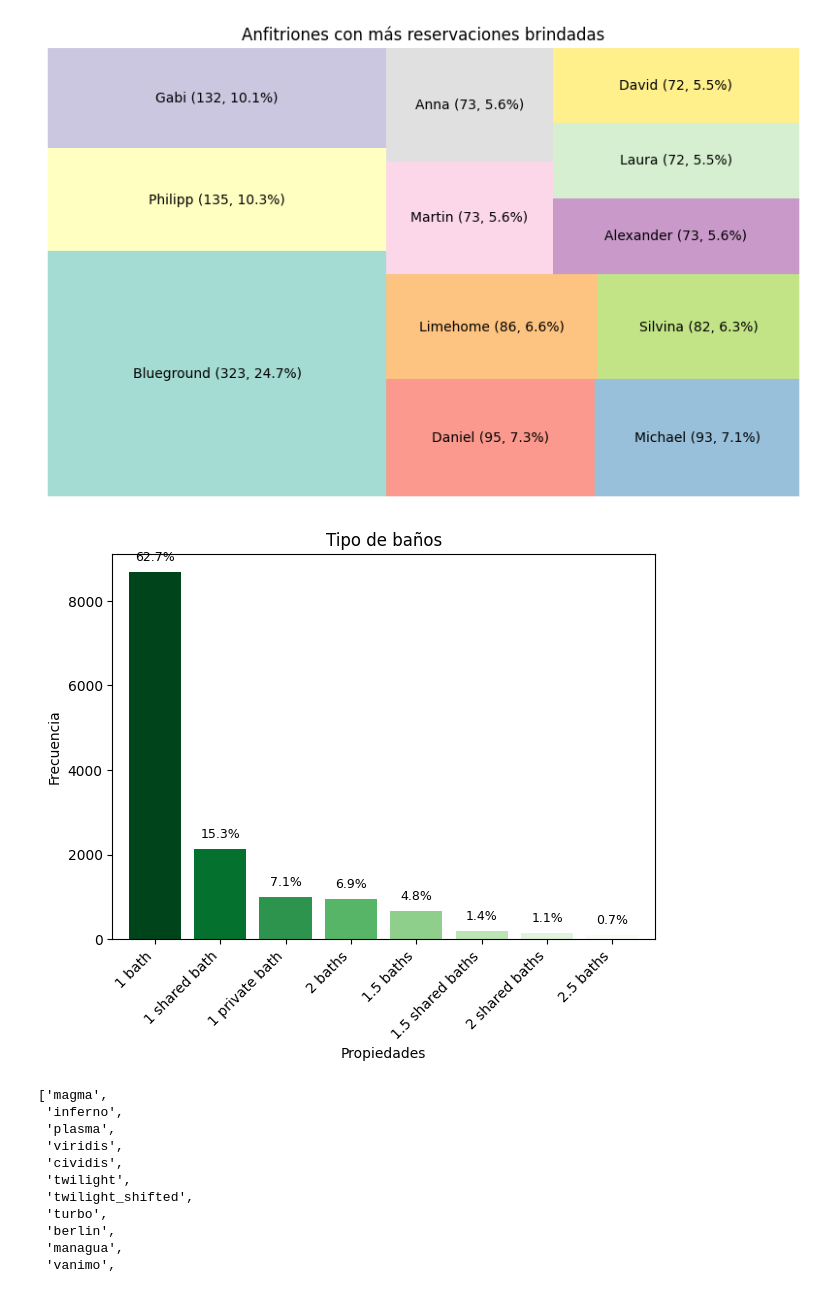
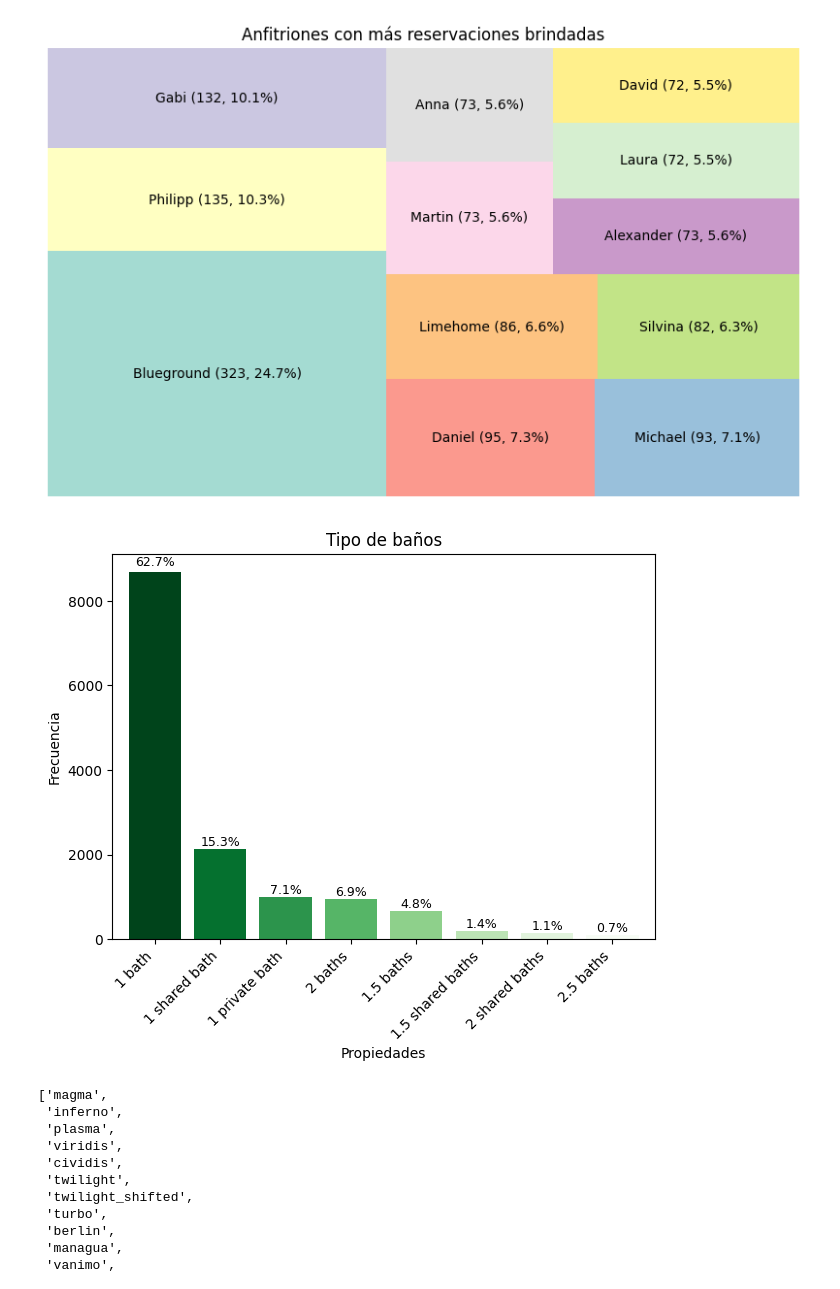
Before and after one commit to Raydays55/Actividad-5, a Jupyter notebook: ACT5_equipo.ipynb, the cells around one changed output. Saved outputs shown, nothing was run; the diff lists cells and outputs as text; code cells hidden in the pictures.

```diff
--- a/ACT5_equipo.ipynb
+++ b/ACT5_equipo.ipynb
@@ -156,35 +156,37 @@ Tabla_freq_bath_t = df_extrac['bathrooms_text'].value_counts().reset_index()
 Tabla_freq_bath_t
 
 # Filtro de valores más relevantes de la variable categórica
 Filtro_bath_t = Tabla_freq_bath_t[Tabla_freq_bath_t['count'] > 1].head(8)
 Filtro_bath_t
 
 # Ajustar el índice del DF
 Filtro_index_bath_t = Filtro_bath_t.set_index('bathrooms_text')
 Filtro_index_bath_t
 
 ## Gráfica
 # Calcular porcentajes
 Filtro_index_bath_t['Porcentaje'] = (Filtro_index_bath_t['count'] / Filtro_index_bath_t['count'].sum()) * 100
 
 # Escala de colores (usamos viridis, pero puedes cambiarlo a plasma, inferno, coolwarm, etc.)
 colors = cm.Greens_r(np.linspace(0, 1, len(Filtro_index_bath_t)))
 
 # Graficar
 graph_bath_t = Filtro_index_bath_t['count'].plot(kind='bar', width=0.8, figsize=(7,5), color=colors)
 
 plt.title('Tipo de baños')
 plt.xticks(rotation=45, ha='right')
 plt.xlabel('Propiedades')
 plt.ylabel('Frecuencia')
 
 # Añadir etiquetas de porcentaje en cada barra
 for i, (value, pct) in enumerate(zip(Filtro_index_bath_t['count'], Filtro_index_bath_t['Porcentaje'])):
-    graph_bath_t.text(i, value + 200, f"{pct:.1f}%", ha='center', va='bottom', fontsize=9)
+    graph_bath_t.text(i, value + (value * 0.01),
+                             f"{pct:.1f}%",
+                             ha='center', va='bottom', fontsize=9)
 
 plt.show()
 # %% [output]
-[figure, old version]
+[figure, new version]
 # %%
 list(colormaps)
 # %% [output]
```
